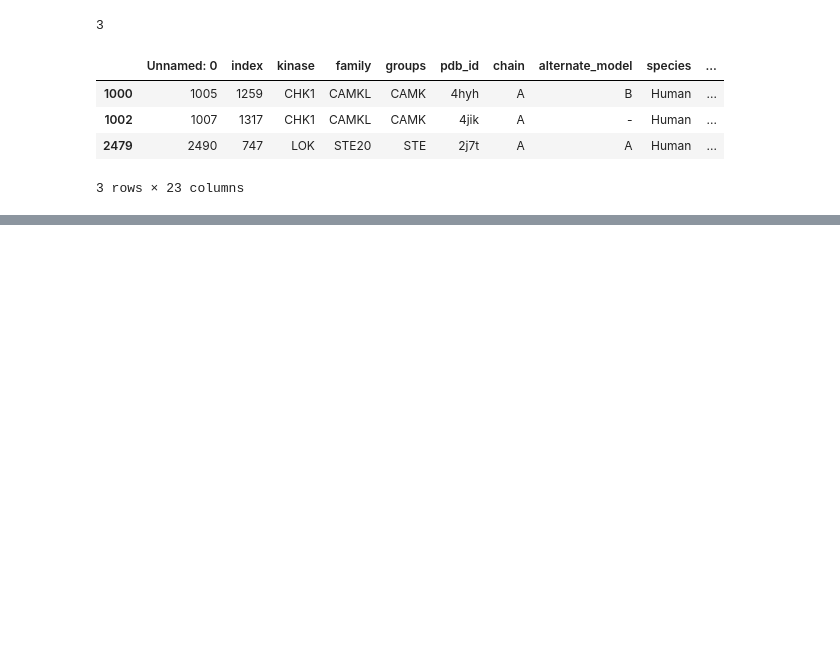
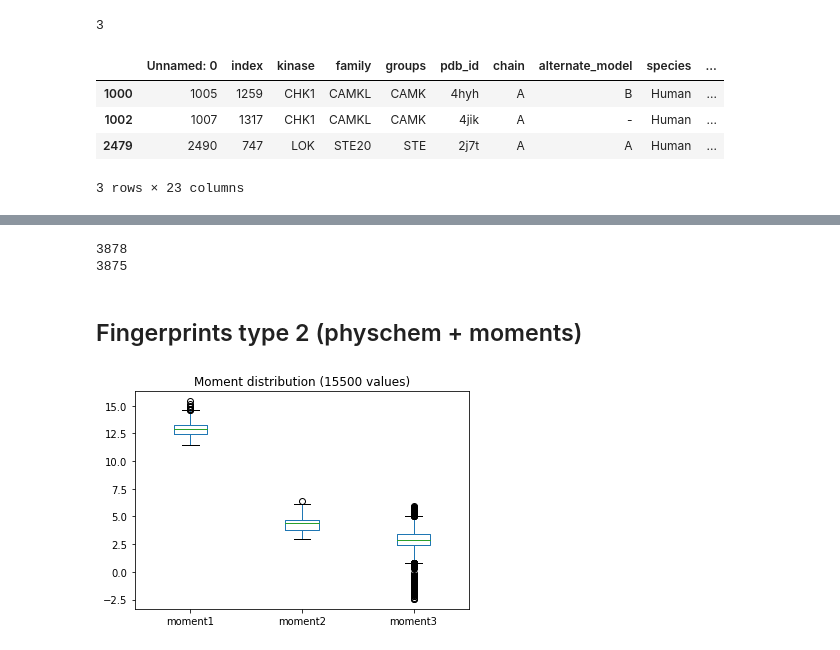
Before and after one commit to volkamerlab/kissim, a Jupyter notebook: scripts/dataset_fingerprints.ipynb, the cells around one changed output, grey strips where cells are left out. Drawn from its saved outputs; the diff is of its cells as text; code cells hidden in the pictures; blank space fills up the shorter version.

Commit message:
Notebook: Try out all fingerprint types and comparison

```diff
--- a/scripts/dataset_fingerprints.ipynb
+++ b/scripts/dataset_fingerprints.ipynb
@@ -117,0 +74,35 @@ p2 = p1 + 2
+# %%
+with open(path_to_fingerprints / 'fingerprints_parallelized.p', 'rb') as f:
+    fingerprints = pickle.load(f)
+
+print(len(fingerprints))
+fingerprints = [i for i in fingerprints if i is not None]
+print(len(fingerprints))
+# %%
+print(len(fingerprints))
+fingerprints = [i for i in fingerprints if i is not None]
+print(len(fingerprints))
+# %% [output]
+3878
+3875
+# %% [markdown]
+## Fingerprints type 2 (physchem + moments)
+# %%
+fp2 = []
+
+for index, fingerprint in enumerate(fingerprints):
+
+    fingerprint.features.fillna(value=pd.np.nan, inplace=True)
+
+    fp2.append(fingerprint.get_usr_fingerprint())
+# %%
+moments_df = pd.concat([i['moments'] for i in fp2], axis=0)
+# %%
+box_plot = moments_df[
+    'moment1 moment2 moment3'.split()
+].plot(
+    kind='box',
+    title=f'Moment distribution ({len(moments_df)} values)'
+)
+# %% [output]
+[figure, added]
```
Also changed, not shown: parts of 53 cells of this notebook.
